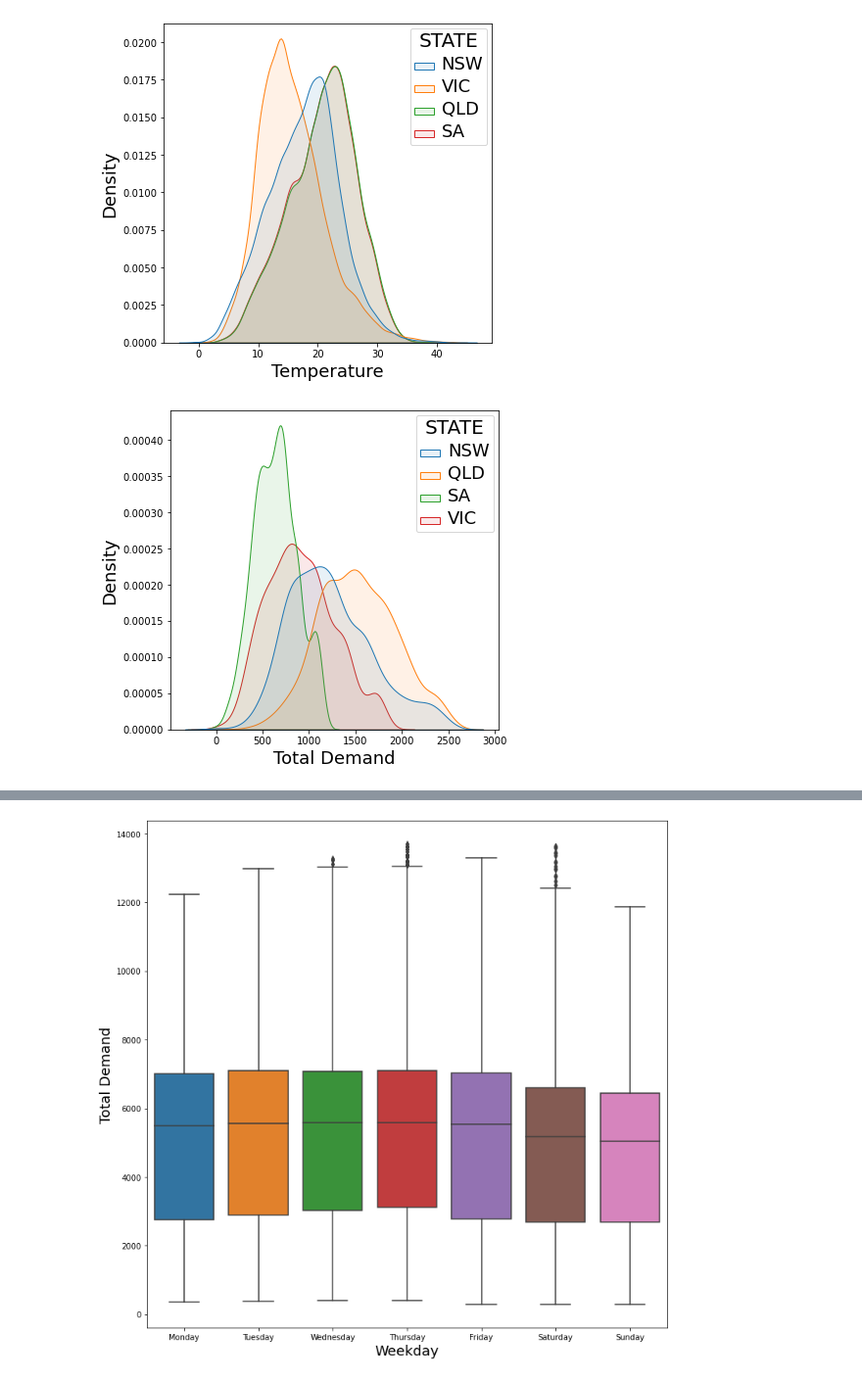
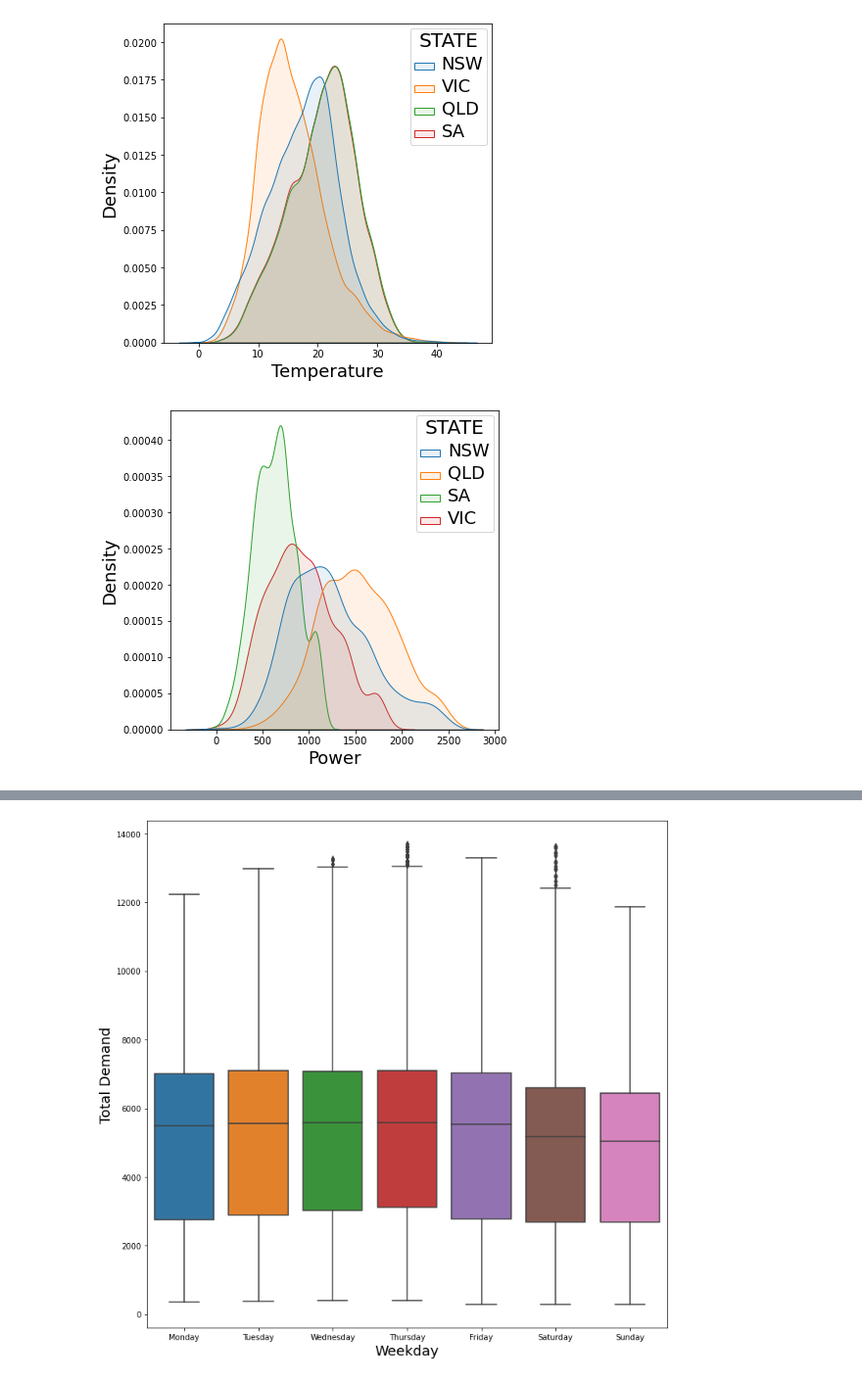
Before and after one commit to the-rahul-kumar/UNSW-Group-C-Project, a Jupyter notebook: Rahul-Workings/EDA.ipynb, the cells around one changed output, grey strips where cells are left out. Shown at 98% size. Cells and saved outputs as stored; diff of their text form; code cells hidden in the pictures.

Commit message:
Eda Adjustments and Graph Fixes

```diff
--- a/Rahul-Workings/EDA.ipynb
+++ b/Rahul-Workings/EDA.ipynb
@@ -364,16 +393,16 @@ plt.show()
 # %%
 # Total Power Distribution
 
 max_power = data.groupby([data['DATETIME'].dt.date, 'STATE']).aggregate({'POWER':max})
 
 plt.figure(figsize=(6,6))
 plot = sns.kdeplot(data=max_power, x='POWER', hue='STATE', fill=True, alpha=0.1)
-plt.xlabel('Total Demand', fontsize=18)
+plt.xlabel('Power', fontsize=18)
 plt.ylabel('Density', fontsize=18)
 plt.setp(plot.get_legend().get_texts(), fontsize='18')
 plt.setp(plot.get_legend().get_title(), fontsize='20')
 # plt.legend(fontsize='x-large', title_fontsize='40')
 plt.savefig(images+'PowerDistribution.png',bbox_inches='tight')
 plt.show()
 # %% [output]
-[figure, old version]
+[figure, new version]
```
Also changed, not shown: parts of 7 cells of this notebook, 4 other files.
